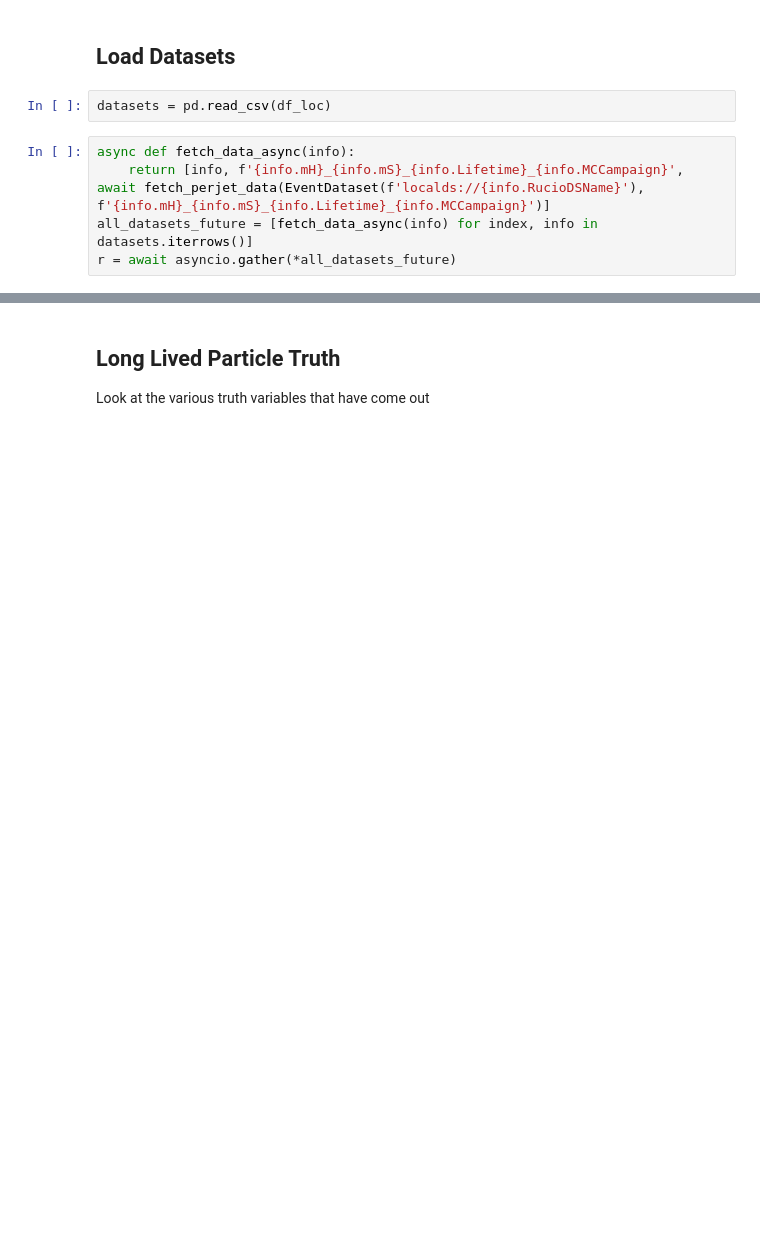
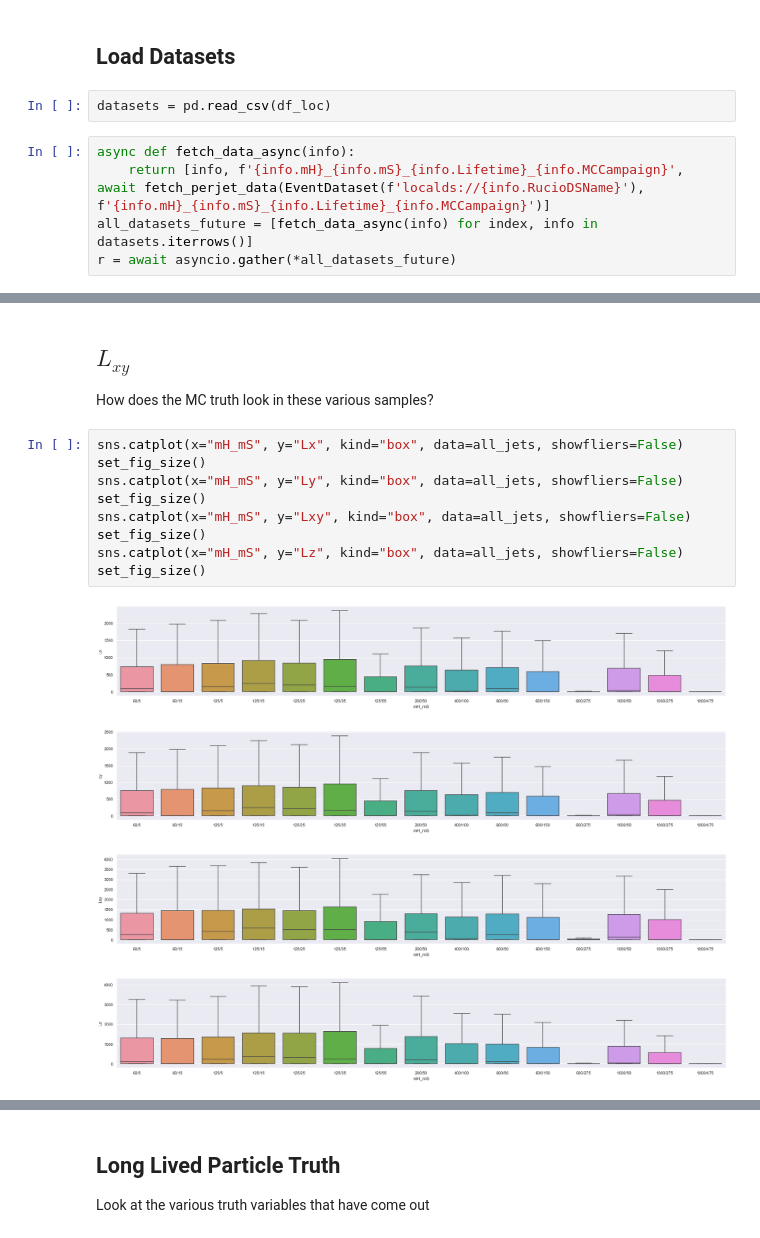
Before and after one commit to gordonwatts/calratio-perjet-training, a Jupyter notebook: notebooks/Input Variable Plots.ipynb, the cells around one changed output, grey strips where cells are left out. Drawn from its saved outputs; the diff is of its cells as text; blank space fills up the shorter version.

```diff
--- a/notebooks/Input Variable Plots.ipynb
+++ b/notebooks/Input Variable Plots.ipynb
@@ -55,0 +161,18 @@ _ = plt.xlabel('$\phi$')
+# %% [markdown]
+## $L_{xy}$
+
+How does the MC truth look in these various samples?
+# %%
+sns.catplot(x="mH_mS", y="Lx", kind="box", data=all_jets, showfliers=False)
+set_fig_size()
+sns.catplot(x="mH_mS", y="Ly", kind="box", data=all_jets, showfliers=False)
+set_fig_size()
+sns.catplot(x="mH_mS", y="Lxy", kind="box", data=all_jets, showfliers=False)
+set_fig_size()
+sns.catplot(x="mH_mS", y="Lz", kind="box", data=all_jets, showfliers=False)
+set_fig_size()
+# %% [output]
+[figure, added]
+[figure, added]
+[figure, added]
+[figure, added]
```
Also changed, not shown: parts of 37 cells of this notebook.
